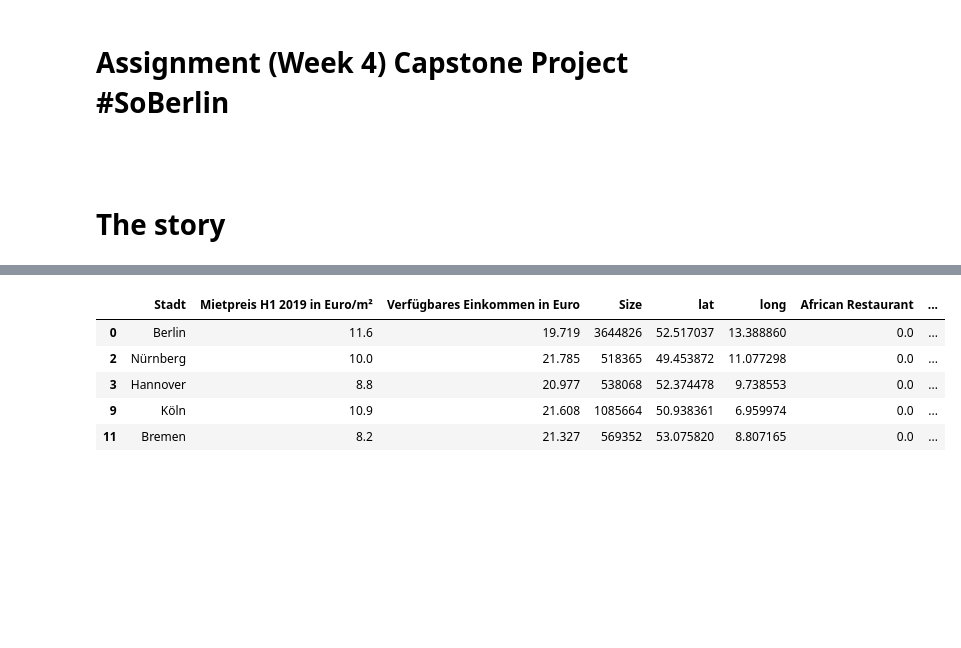
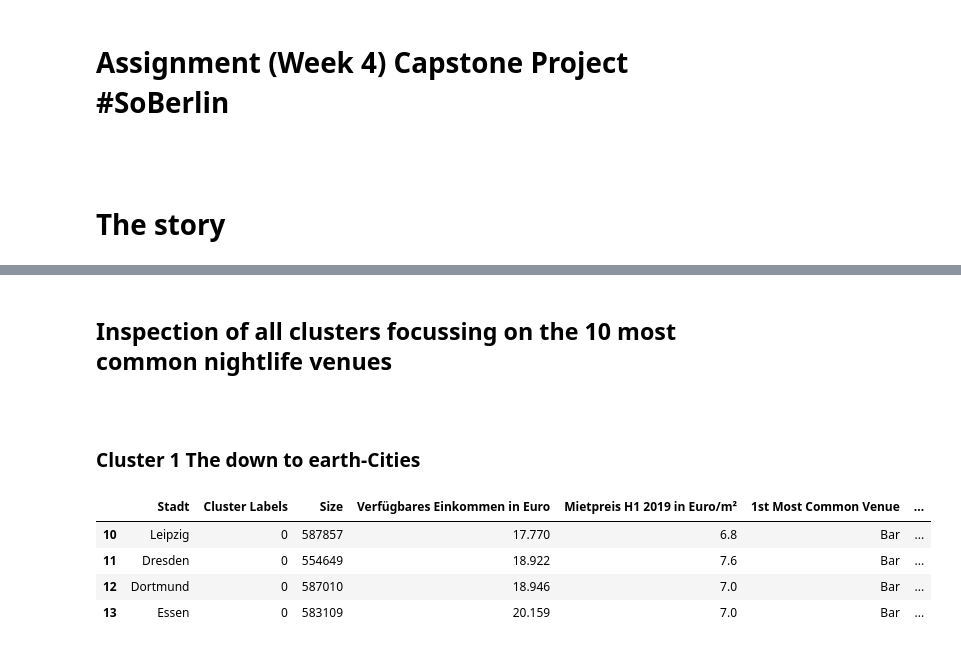
Before and after one commit to FKlapp/Coursera_Capstone, a Jupyter notebook: Assignment_Capstone_SoBerlin.ipynb, the cells around one changed output, grey strips where cells are left out. Cells and saved outputs as stored; diff of their text form; code cells hidden in the pictures; blank space fills up the shorter version.

Commit message:
Capstone Project Final Assignment. Clustering German Cities with more than 500k Inhabitants

```diff
--- a/Assignment_Capstone_SoBerlin.ipynb
+++ b/Assignment_Capstone_SoBerlin.ipynb
@@ -319,0 +307,7 @@ df_cities
+# %%
+# Define Function for summary tables per cluster
+def return_most_common_venues(row, num_top_venues):
+    row_categories = row.iloc[6:]
+    row_categories_sorted = row_categories.sort_values(ascending=False)
+
+    return row_categories_sorted.index.values[0:num_top_venues]
@@ -319,0 +317,4 @@ df_cities
+# %%
+# Show average rental price (Mietpreis); Average Income ("Einkommen") and relative frequency of each nighlife spot per Cluster
+df_mean = df_cities.groupby("Cluster Labels", as_index=False).mean()
+df_mean.head()
@@ -320,9 +328,33 @@ df_cities
+# %% [markdown]
+<h2> Inspection of all clusters focussing on the 10 most common nightlife venues
+# %%
+num_top_venues = 10
+
+indicators = ['st', 'nd', 'rd']
+
+# create columns according to number of top venues
+columns = ['Cluster Labels']
+for ind in np.arange(num_top_venues):
+    try:
+        columns.append('{}{} Most Common Venue'.format(ind+1, indicators[ind]))
+    except:
+        columns.append('{}th Most Common Venue'.format(ind+1))
+
+# create a new dataframe
+neighbourhoods_venues_sorted = pd.DataFrame(columns=columns)
+neighbourhoods_venues_sorted['Cluster Labels'] = df_mean['Cluster Labels']
+
+for ind in np.arange(df_mean.shape[0]):
+    neighbourhoods_venues_sorted.iloc[ind, 1:] = return_most_common_venues(df_mean.iloc[ind, :], num_top_venues)
+# %%
+df_ov = pd.merge(df_cities[['Stadt','Cluster Labels','Size','Verfügbares Einkommen in Euro','Mietpreis H1 2019 in Euro/m²']], neighbourhoods_venues_sorted, on='Cluster Labels')
+# %% [markdown]
+<h3> <br> Cluster 1 The down to earth-Cities
 # %%
-df_cities.loc[df_cities['Cluster Labels'] == 0]
+df_ov.loc[df_ov['Cluster Labels'] == 0]
 # %% [output]
-|  | Stadt | Mietpreis H1 2019 in Euro/m² | Verfügbares Einkommen in Euro | Size | lat | long | African Restaurant | ... |
-| 0 | Berlin | 11.6 | 19.719 | 3644826 | 52.517037 | 13.388860 | 0.0 | ... |
-| 2 | Nürnberg | 10.0 | 21.785 | 518365 | 49.453872 | 11.077298 | 0.0 | ... |
-| 3 | Hannover | 8.8 | 20.977 | 538068 | 52.374478 | 9.738553 | 0.0 | ... |
-| 9 | Köln | 10.9 | 21.608 | 1085664 | 50.938361 | 6.959974 | 0.0 | ... |
-| 11 | Bremen | 8.2 | 21.327 | 569352 | 53.075820 | 8.807165 | 0.0 | ... |
+|  | Stadt | Cluster Labels | Size | Verfügbares Einkommen in Euro | Mietpreis H1 2019 in Euro/m² | 1st Most Common Venue | ... |
+| 10 | Leipzig | 0 | 587857 | 17.770 | 6.8 | Bar | ... |
+| 11 | Dresden | 0 | 554649 | 18.922 | 7.6 | Bar | ... |
+| 12 | Dortmund | 0 | 587010 | 18.946 | 7.0 | Bar | ... |
+| 13 | Essen | 0 | 583109 | 20.159 | 7.0 | Bar | ... |
```
Also changed, not shown: parts of 51 cells of this notebook, 2 other files.
